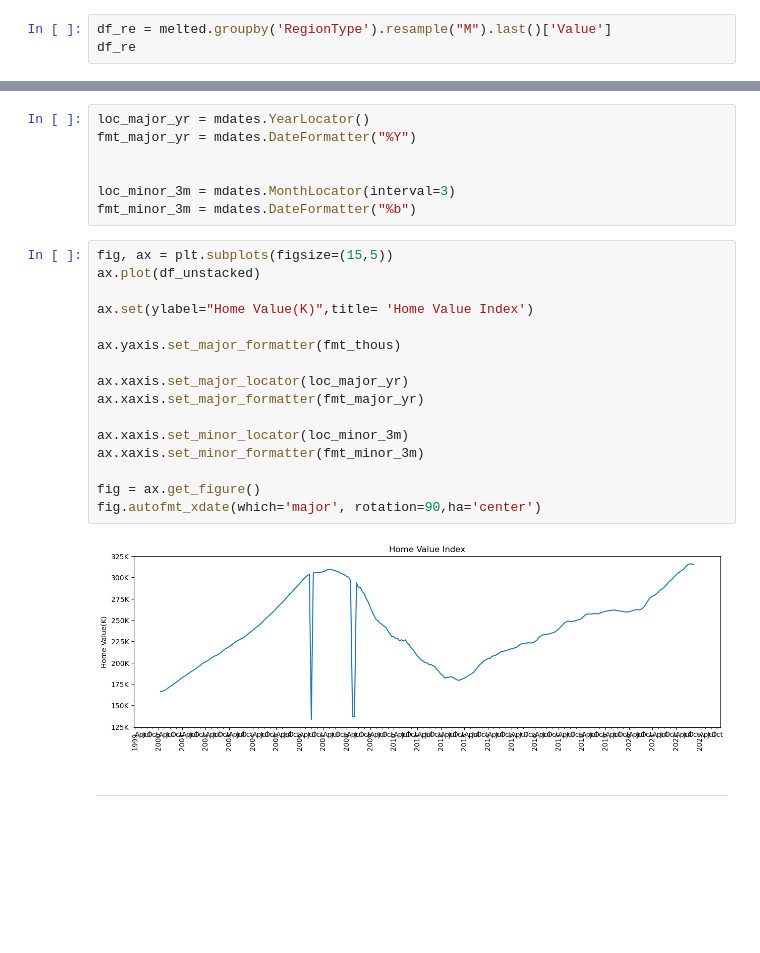
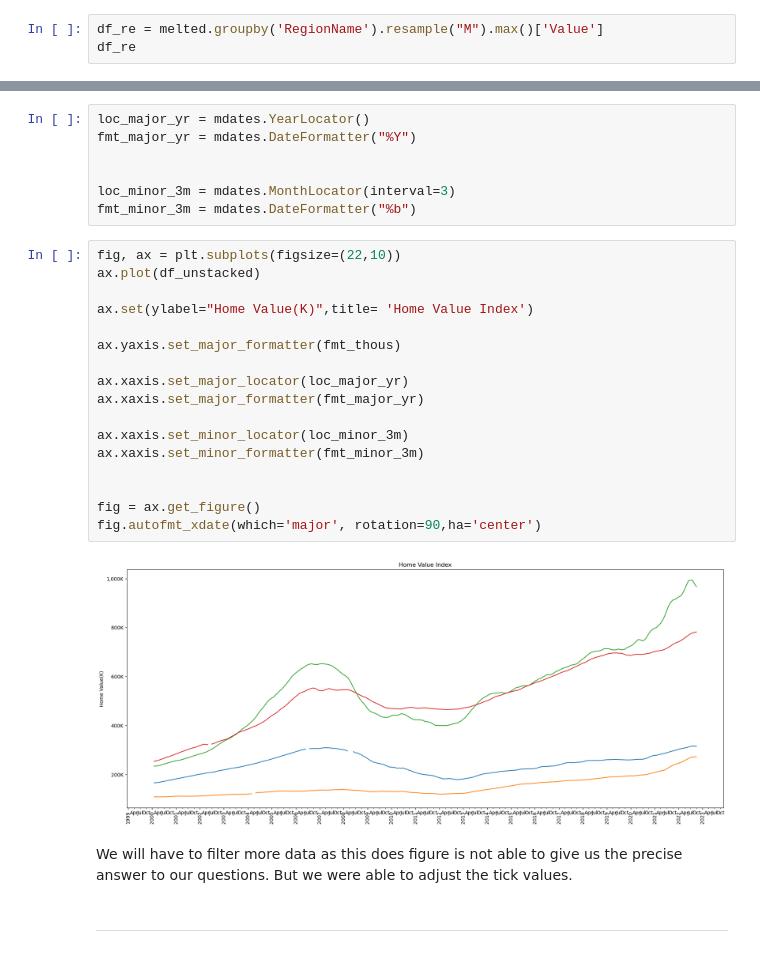
Before and after one commit to valmazan/Preparing-Time-Series-from-Wide-Form-Data, a Jupyter notebook: Preparing Time Series from Wide-Form Data.ipynb, the cells around one changed output, grey strips where cells are left out. Drawn from its saved outputs; the diff is of its cells as text; blank space fills up the shorter version.

```diff
--- a/Preparing Time Series from Wide-Form Data.ipynb
+++ b/Preparing Time Series from Wide-Form Data.ipynb
@@ -146,6 +146,6 @@ DatetimeIndex(['2000-01-31', '2000-01-31', '2000-01-31', '2000-01-31',
 # %% [markdown]
 - Resample the dataframe as monthly frequency, grouped by City.
 # %%
-df_re = melted.groupby('RegionType').resample("M").last()['Value']
+df_re = melted.groupby('RegionName').resample("M").max()['Value']
 df_re
 # %% [output]
@@ -254,23 +254,26 @@ fmt_major_yr = mdates.DateFormatter("%Y")
 loc_minor_3m = mdates.MonthLocator(interval=3)
 fmt_minor_3m = mdates.DateFormatter("%b")
 # %%
-fig, ax = plt.subplots(figsize=(15,5))
+fig, ax = plt.subplots(figsize=(22,10))
 ax.plot(df_unstacked)
 
 ax.set(ylabel="Home Value(K)",title= 'Home Value Index')
 
 ax.yaxis.set_major_formatter(fmt_thous)
 
 ax.xaxis.set_major_locator(loc_major_yr)
 ax.xaxis.set_major_formatter(fmt_major_yr)
 
 ax.xaxis.set_minor_locator(loc_minor_3m)
 ax.xaxis.set_minor_formatter(fmt_minor_3m)
 
+
 fig = ax.get_figure()
 fig.autofmt_xdate(which='major', rotation=90,ha='center')
 # %% [output]
-[figure, old version]
+[figure, new version]
+# %% [markdown]
+We will have to filter more data as this does figure is not able to give us the precise answer to our questions. But we were able to adjust the tick values.
 # %% [markdown]
 ---
 # %% [markdown]
```
Also changed, not shown: parts of 23 cells of this notebook.
